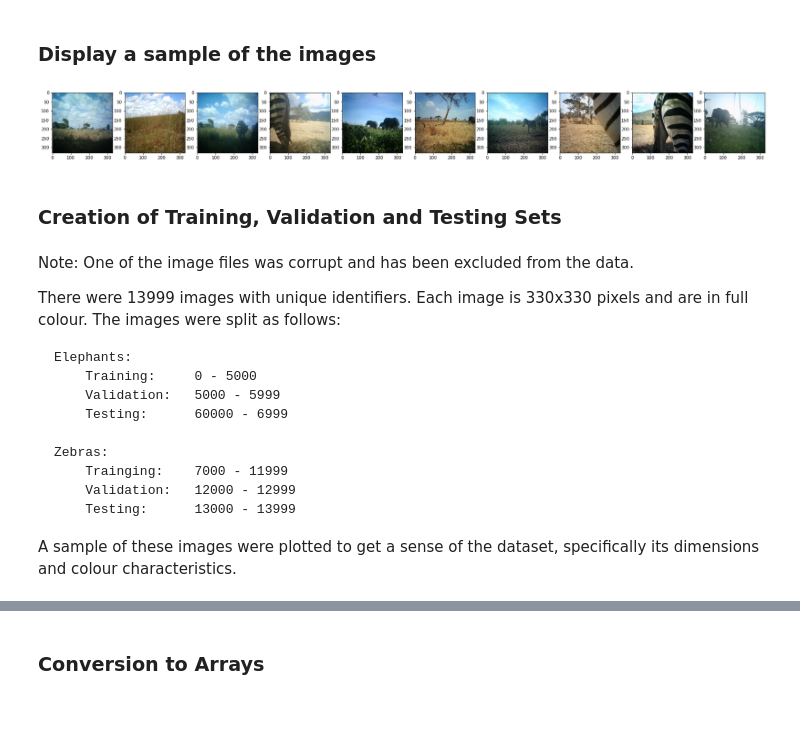
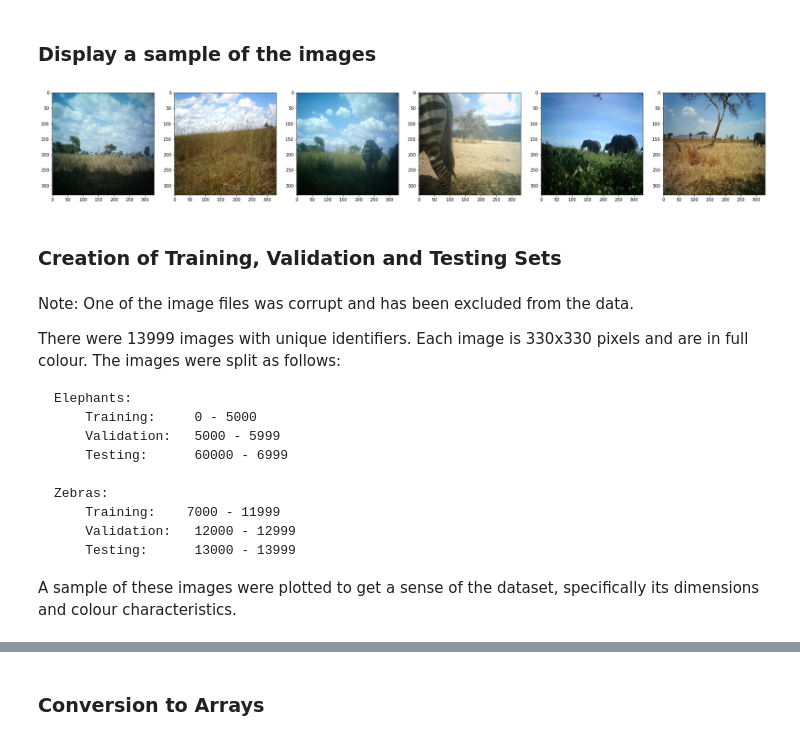
Before and after one commit to Saurabh-Roy/Project2, a Jupyter notebook: Submission.ipynb, the cells around one changed output, grey strips where cells are left out. Drawn from its saved outputs; the diff is of its cells as text; code cells hidden in the pictures; blank space fills up the shorter version.

```diff
--- a/Submission.ipynb
+++ b/Submission.ipynb
@@ -26,21 +26,23 @@ A sample plot of the images will be created so that we may get a sense of the in
 # %% [markdown]
 ### Display a sample of the images
 # %%
-fig, ax = plt.subplots(1,10, figsize = (30,50))
+num_plots = 6
+
+fig, ax = plt.subplots(1,num_plots, figsize = (30,50))
 
 directory = r'data/Valid'
 np.random.seed(2022)
 elephant_or_zebra = ['elephant_valid','zebra_valid']
 
-for i in range(10):
+for i in range(num_plots):
     rand_animal =np.random.randint(2)
     folder = os.path.join(directory,elephant_or_zebra[rand_animal])
     rand_image = np.random.randint(1000)
     ax[i].imshow(io.imread(os.path.join(folder,os.listdir(folder)[rand_image])))
 
 plt.show()
 # %% [output]
-[figure, old version]
+[figure, new version]
 # %% [markdown]
 ### Creation of Training, Validation and Testing Sets
 # %%
@@ -110,7 +114,7 @@ The images were split as follows:
         Testing:      60000 - 6999
 
     Zebras:
-        Trainging:    7000 - 11999
+        Training:    7000 - 11999
         Validation:   12000 - 12999
         Testing:      13000 - 13999
 
```
Also changed, not shown: parts of 26 cells of this notebook.
